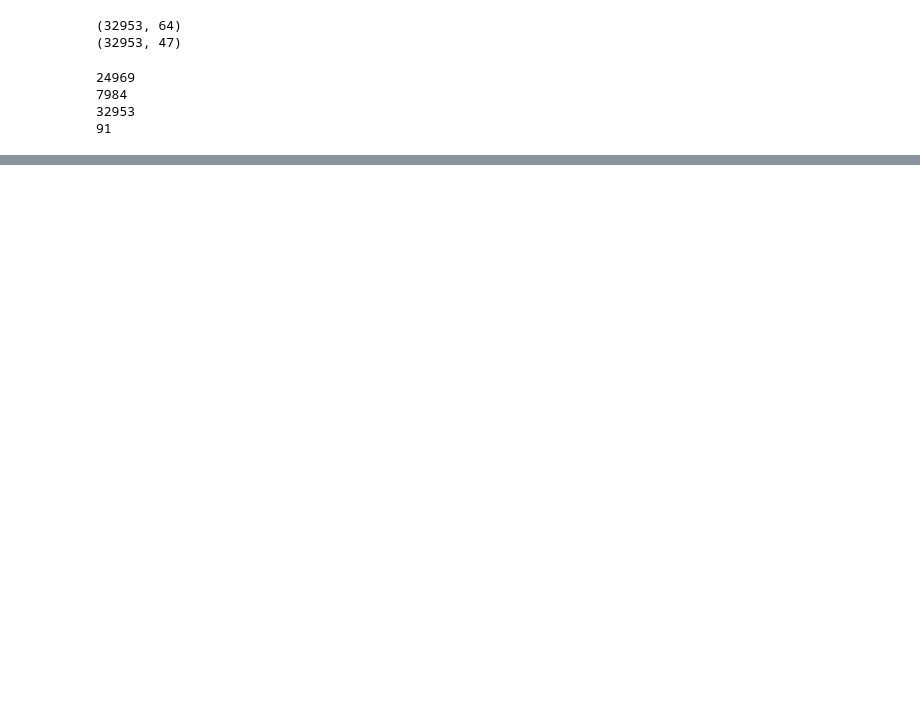
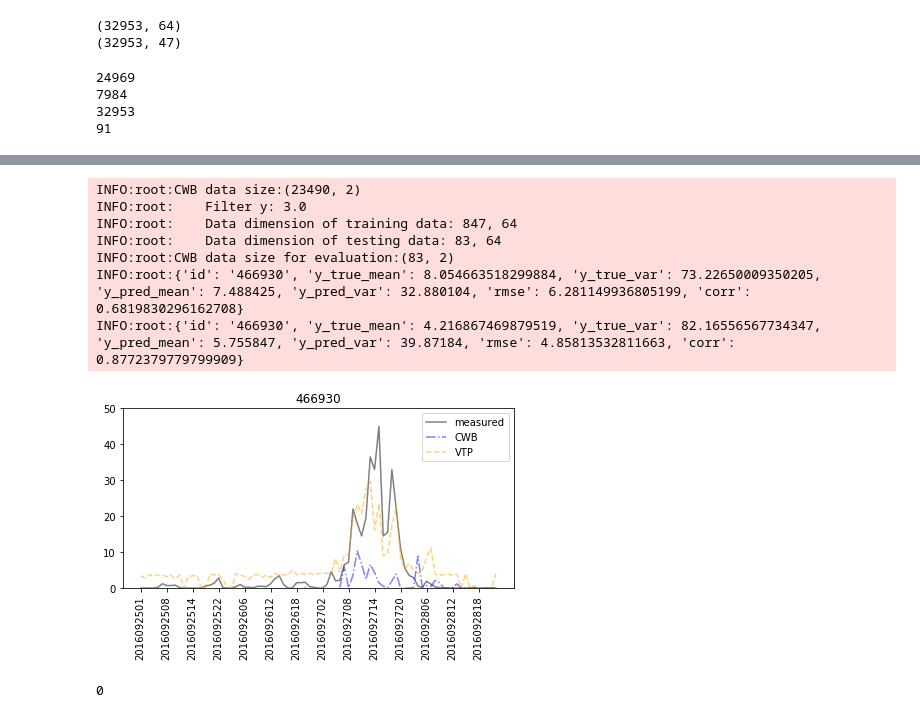
Before and after one commit to tingsyo/qpetw, a Jupyter notebook: results/03_special_cases.ipynb, the cells around one changed output, grey strips where cells are left out. Cells and saved outputs as stored; diff of their text form; code cells hidden in the pictures; blank space fills up the shorter version.

```diff
--- a/results/03_special_cases.ipynb
+++ b/results/03_special_cases.ipynb
@@ -385,0 +373,12 @@ INFO:root:{'id': 'C0A550', 'y_true_mean': 3.0054945054945055, 'y_true_var': 38.0
+# %%
+evaluate_onestation('466930', iotab, x_full, cwb, yth=3.0,ts0=2016092500, ts1=2016092824)
+# %% [output]
+INFO:root:CWB data size:(23490, 2)
+INFO:root:    Filter y: 3.0
+INFO:root:    Data dimension of training data: 847, 64
+INFO:root:    Data dimension of testing data: 83, 64
+INFO:root:CWB data size for evaluation:(83, 2)
+INFO:root:{'id': '466930', 'y_true_mean': 8.054663518299884, 'y_true_var': 73.22650009350205, 'y_pred_mean': 7.488425, 'y_pred_var': 32.880104, 'rmse': 6.281149936805199, 'corr': 0.6819830296162708}
+INFO:root:{'id': '466930', 'y_true_mean': 4.216867469879519, 'y_true_var': 82.16556567734347, 'y_pred_mean': 5.755847, 'y_pred_var': 39.87184, 'rmse': 4.85813532811663, 'corr': 0.8772379779799909}
+[figure, added]
+0
```
Also changed, not shown: parts of 12 cells of this notebook.
